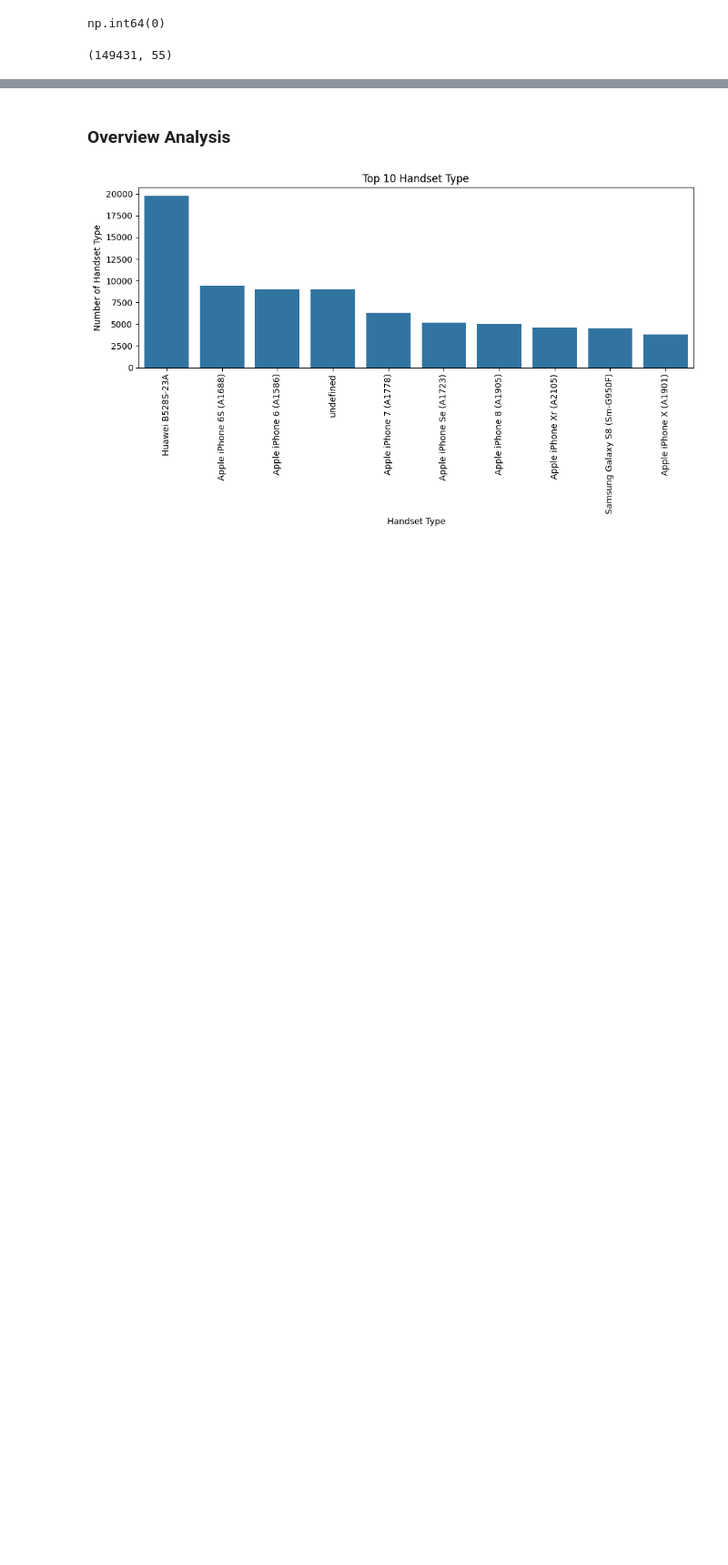
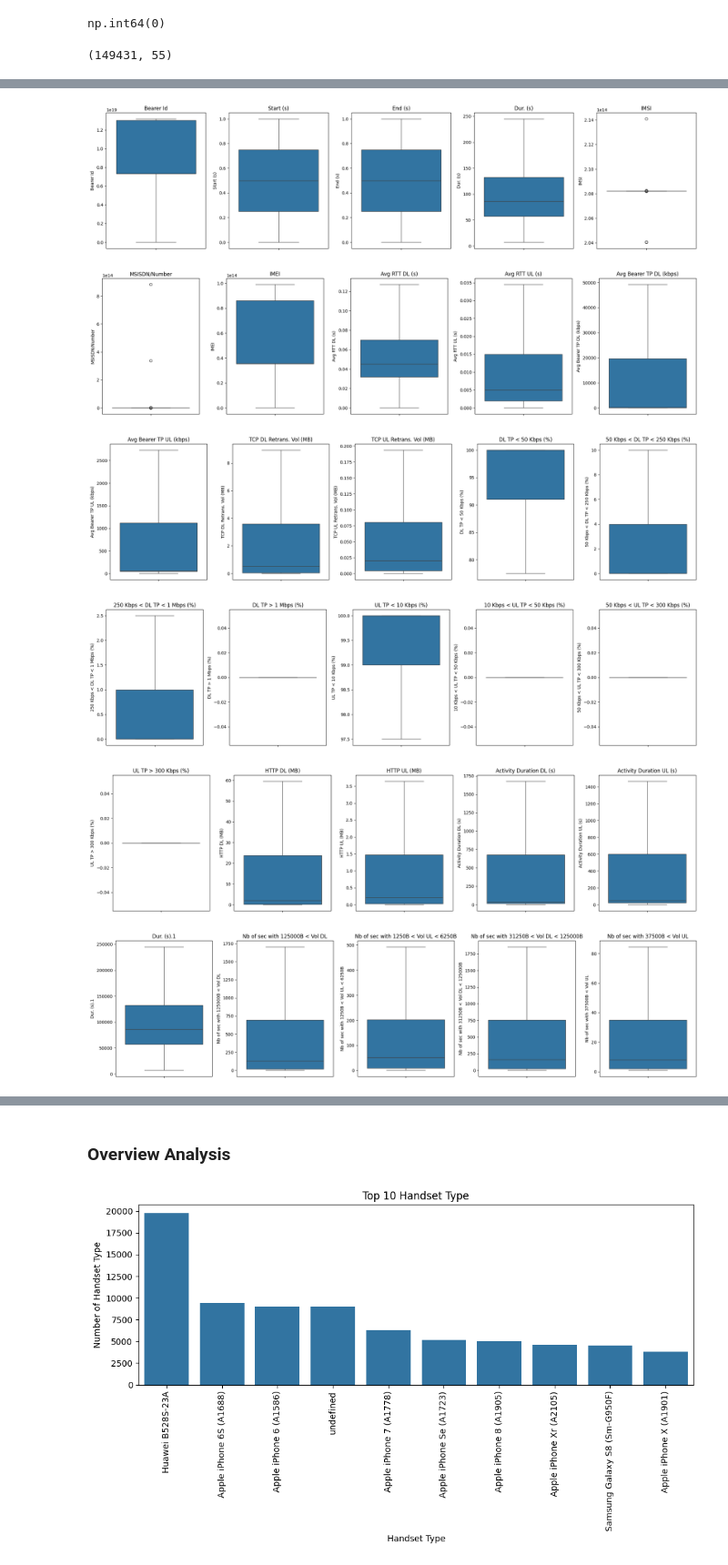
Before and after one commit to Yosef-ft/Business_Analysis, a Jupyter notebook: notebooks/Overview_Analysis.ipynb, the cells around one changed output, grey strips where cells are left out. Shown at 91% size. Saved outputs shown, nothing was run; the diff lists cells and outputs as text; code cells hidden in the pictures; blank space fills up the shorter version.

Commit message:
updated notebook to remove outliers

```diff
--- a/notebooks/Overview_Analysis.ipynb
+++ b/notebooks/Overview_Analysis.ipynb
@@ -199,0 +244,9 @@ data.shape
+# %%
+data_utils.visualize_outliers() # After handling outliers
+# %% [output]
+[figure, added]
+[figure, added]
+[figure, added]
+[figure, added]
+[figure, added]
+[figure, added]
```
Also changed, not shown: parts of 26 cells of this notebook.
